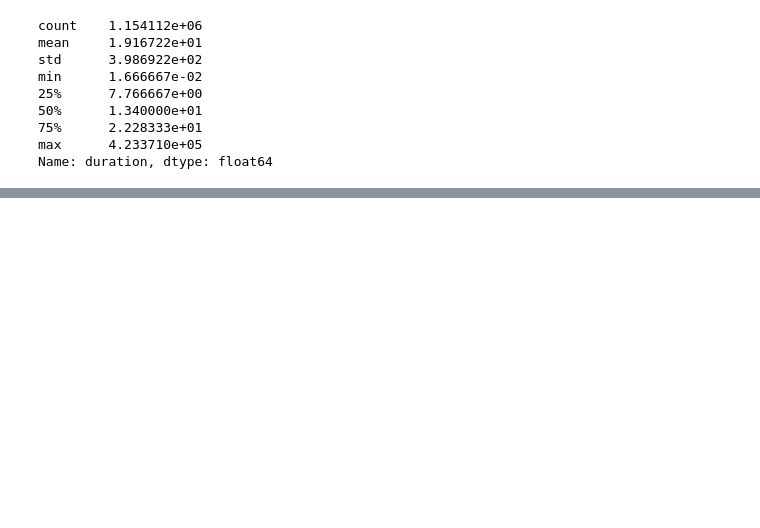
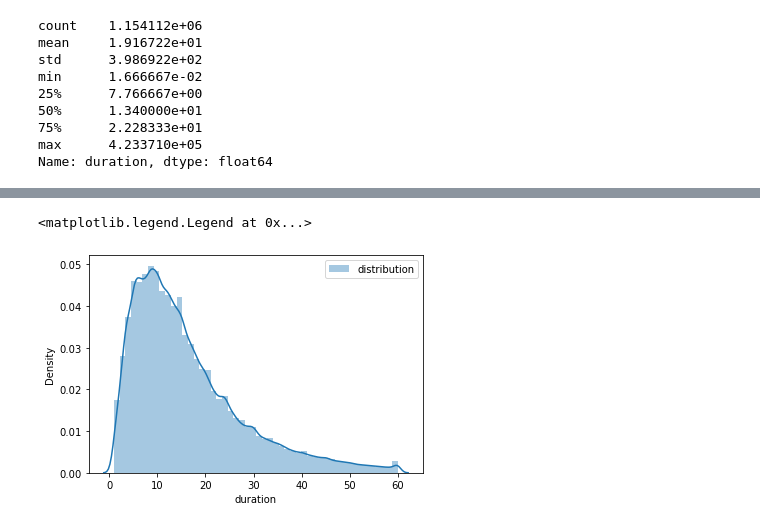
Before and after one commit to ayoub-berdeddouch/mlops-journey, a Jupyter notebook: homework1.ipynb, the cells around one changed output, grey strips where cells are left out. Drawn from its saved outputs; the diff is of its cells as text; code cells hidden in the pictures; blank space fills up the shorter version.

```diff
--- a/homework1.ipynb
+++ b/homework1.ipynb
@@ -104,0 +94,8 @@ Name: duration, dtype: float64
+# %%
+#keep duration within 1 to 60 minutes
+df = df[(df.duration >= 1) & (df.duration <= 60)]
+sns.distplot(df.duration, label ='distribution')
+plt.legend()
+# %% [output]
+<matplotlib.legend.Legend at 0x...>
+[figure, added]
```
Also changed, not shown: parts of 17 cells of this notebook.
